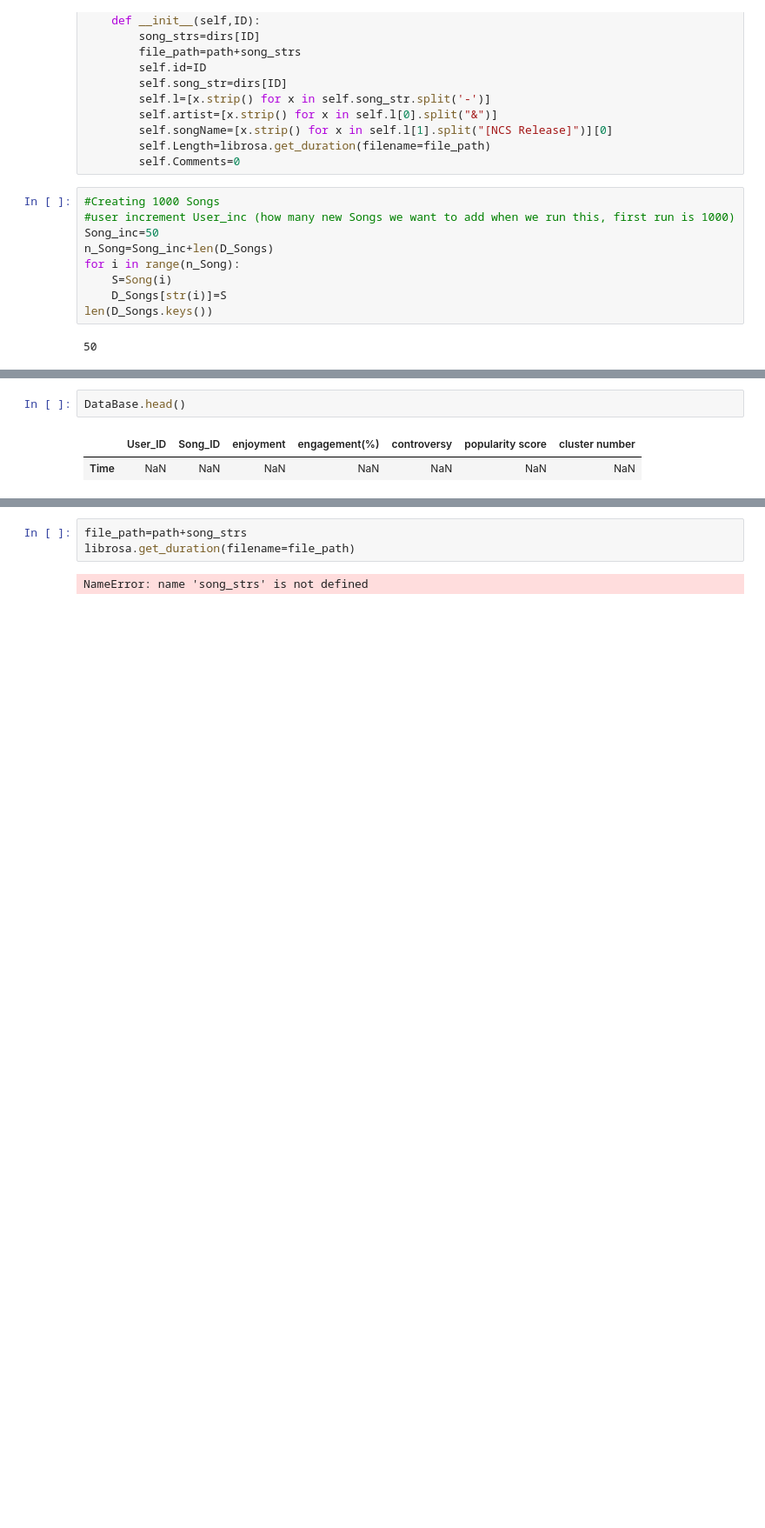
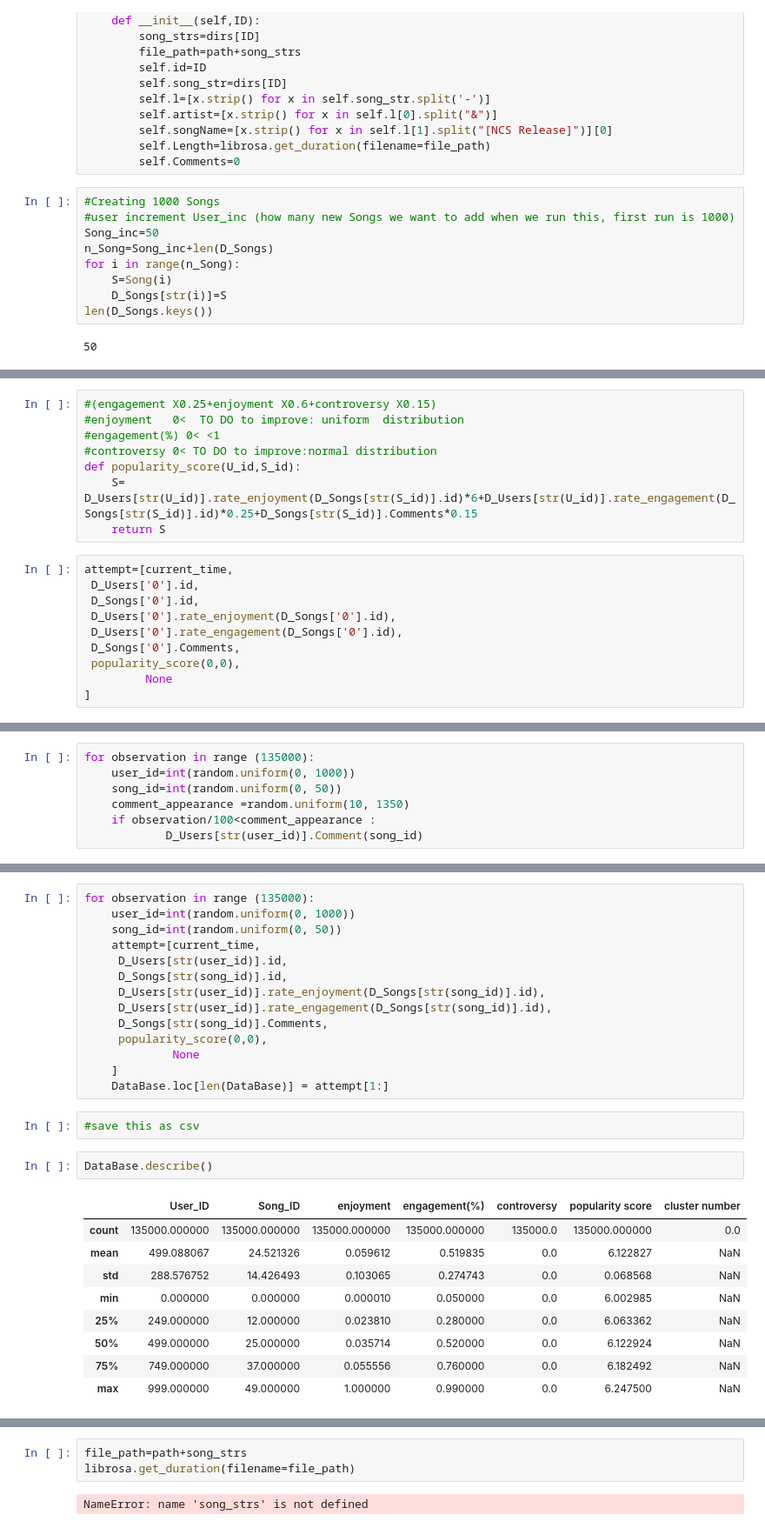
Before and after one commit to AymenTlili131/The-sound-of-Ai-Hack-V1.0, a Jupyter notebook: User Rating DataBase.ipynb, the cells around one changed output, grey strips where cells are left out. Shown at 87% size. Saved outputs shown, nothing was run; the diff lists cells and outputs as text; blank space fills up the shorter version.

```diff
--- a/User Rating DataBase.ipynb
+++ b/User Rating DataBase.ipynb
@@ -110,0 +118,18 @@ len(D_Songs.keys())
+# %%
+#(engagement X0.25+enjoyment X0.6+controversy X0.15)
+#enjoyment   0<  TO DO to improve: uniform  distribution
+#engagement(%) 0< <1
+#controversy 0< TO DO to improve:normal distribution
+def popularity_score(U_id,S_id):
+    S=  D_Users[str(U_id)].rate_enjoyment(D_Songs[str(S_id)].id)*6+D_Users[str(U_id)].rate_engagement(D_Songs[str(S_id)].id)*0.25+D_Songs[str(S_id)].Comments*0.15
+    return S
+# %%
+attempt=[current_time,
+ D_Users['0'].id,
+ D_Songs['0'].id,
+ D_Users['0'].rate_enjoyment(D_Songs['0'].id),
+ D_Users['0'].rate_engagement(D_Songs['0'].id),
+ D_Songs['0'].Comments,
+ popularity_score(0,0),
+         None
+]
@@ -110,0 +150,7 @@ len(D_Songs.keys())
+# %%
+for observation in range (135000):
+    user_id=int(random.uniform(0, 1000))
+    song_id=int(random.uniform(0, 50))
+    comment_appearance =random.uniform(10, 1350)
+    if observation/100<comment_appearance :
+            D_Users[str(user_id)].Comment(song_id)
@@ -111,5 +175,28 @@ len(D_Songs.keys())
+# %%
+for observation in range (135000):
+    user_id=int(random.uniform(0, 1000))
+    song_id=int(random.uniform(0, 50))
+    attempt=[current_time,
+     D_Users[str(user_id)].id,
+     D_Songs[str(song_id)].id,
+     D_Users[str(user_id)].rate_enjoyment(D_Songs[str(song_id)].id),
+     D_Users[str(user_id)].rate_engagement(D_Songs[str(song_id)].id),
+     D_Songs[str(song_id)].Comments,
+     popularity_score(0,0),
+             None
+    ]
+    DataBase.loc[len(DataBase)] = attempt[1:]
+# %%
+#save this as csv
 # %%
-DataBase.head()
+DataBase.describe()
 # %% [output]
 |  | User_ID | Song_ID | enjoyment | engagement(%) | controversy | popularity score | cluster number |
-| Time | NaN | NaN | NaN | NaN | NaN | NaN | NaN |
+| count | 135000.000000 | 135000.000000 | 135000.000000 | 135000.000000 | 135000.0 | 135000.000000 | 0.0 |
+| mean | 499.088067 | 24.521326 | 0.059612 | 0.519835 | 0.0 | 6.122827 | NaN |
+| std | 288.576752 | 14.426493 | 0.103065 | 0.274743 | 0.0 | 0.068568 | NaN |
+| min | 0.000000 | 0.000000 | 0.000010 | 0.050000 | 0.0 | 6.002985 | NaN |
+| 25% | 249.000000 | 12.000000 | 0.023810 | 0.280000 | 0.0 | 6.063362 | NaN |
+| 50% | 499.000000 | 25.000000 | 0.035714 | 0.520000 | 0.0 | 6.122924 | NaN |
+| 75% | 749.000000 | 37.000000 | 0.055556 | 0.760000 | 0.0 | 6.182492 | NaN |
+| max | 999.000000 | 49.000000 | 1.000000 | 0.990000 | 0.0 | 6.247500 | NaN |
```
Also changed, not shown: parts of 11 cells of this notebook.
